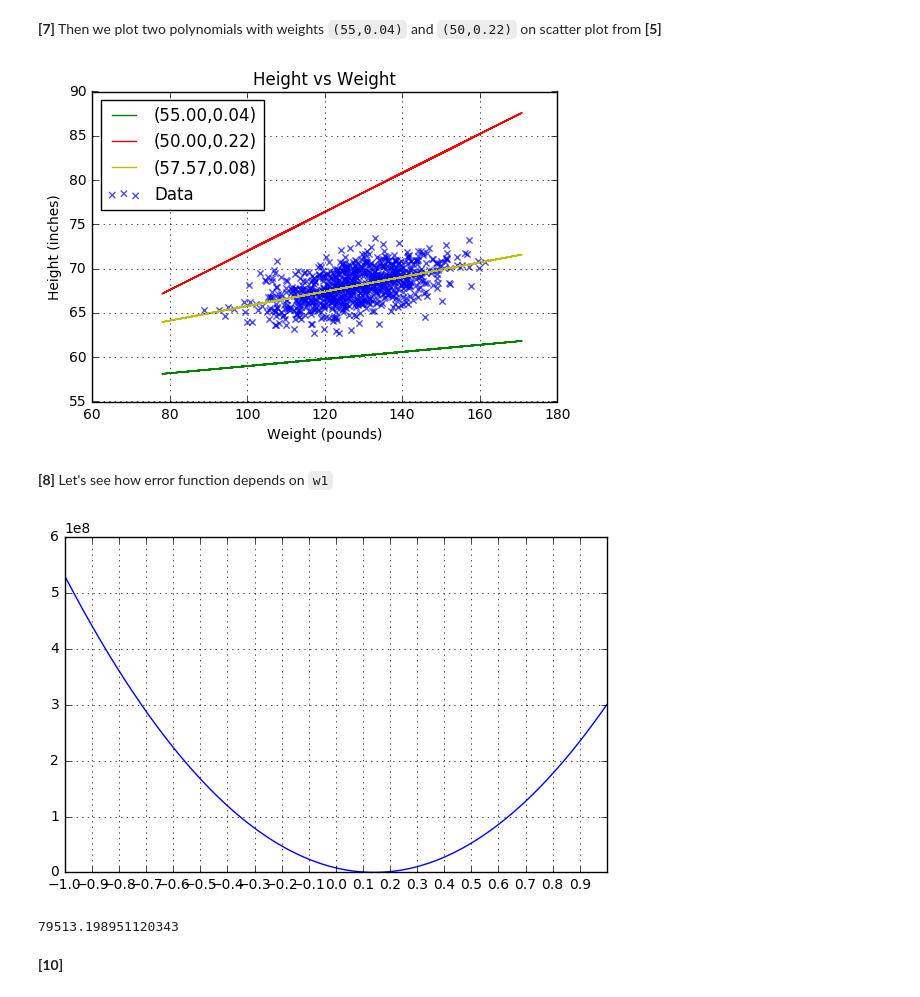
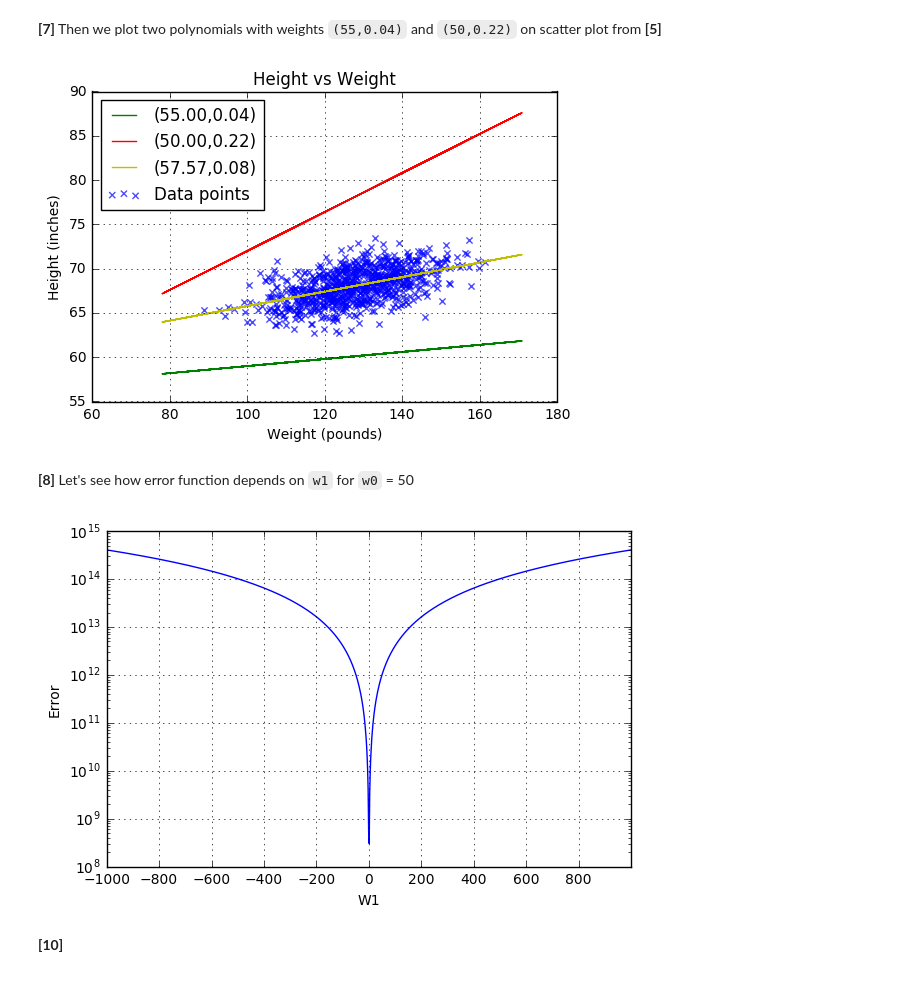
Before and after one commit to EvdokimovN/S7DataScience, a Jupyter notebook: S7DataScience.ipynb, the cells around one changed output. Cells and saved outputs as stored; diff of their text form; code cells hidden in the pictures.

Commit message:
Plot Error vs W1

```diff
--- a/S7DataScience.ipynb
+++ b/S7DataScience.ipynb
@@ -167,7 +167,7 @@ plt.scatter(x=df[weight_column_index][::skip_points],
             marker = 'x',
             color = 'b',
             alpha = 0.7,
-            label = 'Data')
+            label = 'Data points')
 
 
 x = df[weight_column_index]
@@ -190,26 +190,41 @@ plt.grid()
 
 plt.show()
 # %% [output]
-[figure, old version]
+[figure, new version]
 # %% [markdown]
-**[8]** Let's see how error function depends on `w1`
+**[8]** Let's see how error function depends on `w1` for `w0` = 50
 # %%
 w0 = 50
-w1 = np.linspace(-1, 1, num=1000)
+
+# Change this to plot different w1 range
+w1_range = 1
+w1 = np.linspace(-w1_range, w1_range, num=1000)
+
+# Calculate error values
 y = []
 for w in w1:
     y.append(error(w0,w,df[height_column_index], df[weight_column_index]))
+
 plt.figure()
+
 plt.plot(w1, y)
 plt.tight_layout()
-plt.xticks(np.arange(min(w1), max(w1), 0.1))
+
+# We will put ticks at 0.2*w1_range from each other
+# thus plotting cleaner graph
+plt.xticks(np.arange(min(w1), max(w1), 0.2*w1_range))
+
+# Switch to logarithm scale if max(y) is orders of magnitude larger than min(y)
+if max(y)/min(y) > 10**3:
+    plt.semilogy()
+
+plt.xlabel("W1")
+plt.ylabel("Error")
 
 plt.grid()
 plt.show()
-min(y)
 # %% [output]
-[figure, old version]
+[figure, new version]
-79513.198951120343
 # %% [markdown]
 **[10]**
 # %%
```
Also changed, not shown: parts of 1 cell of this notebook.
